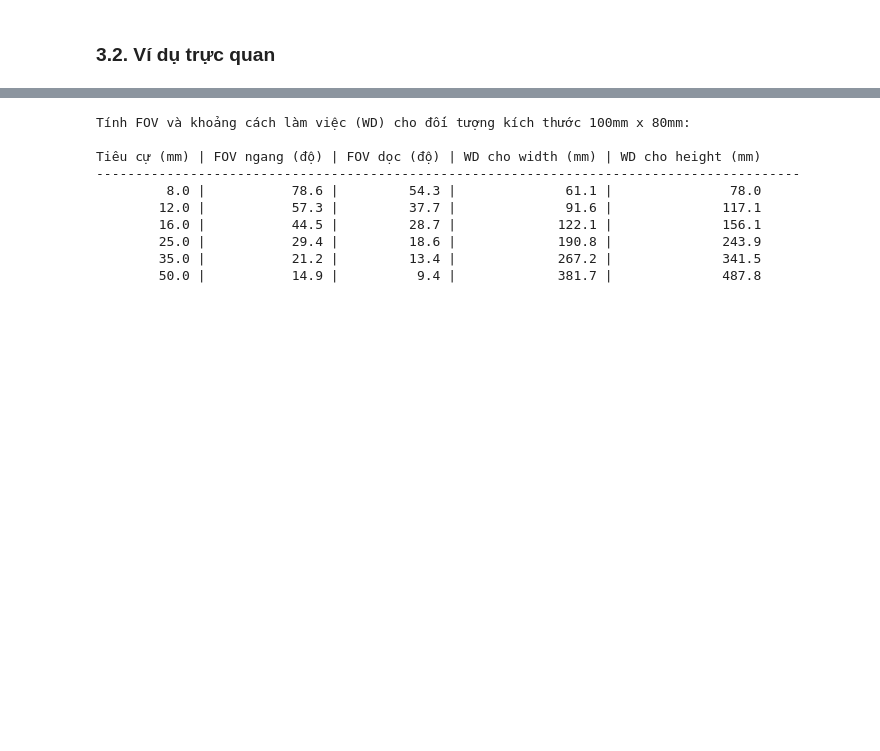
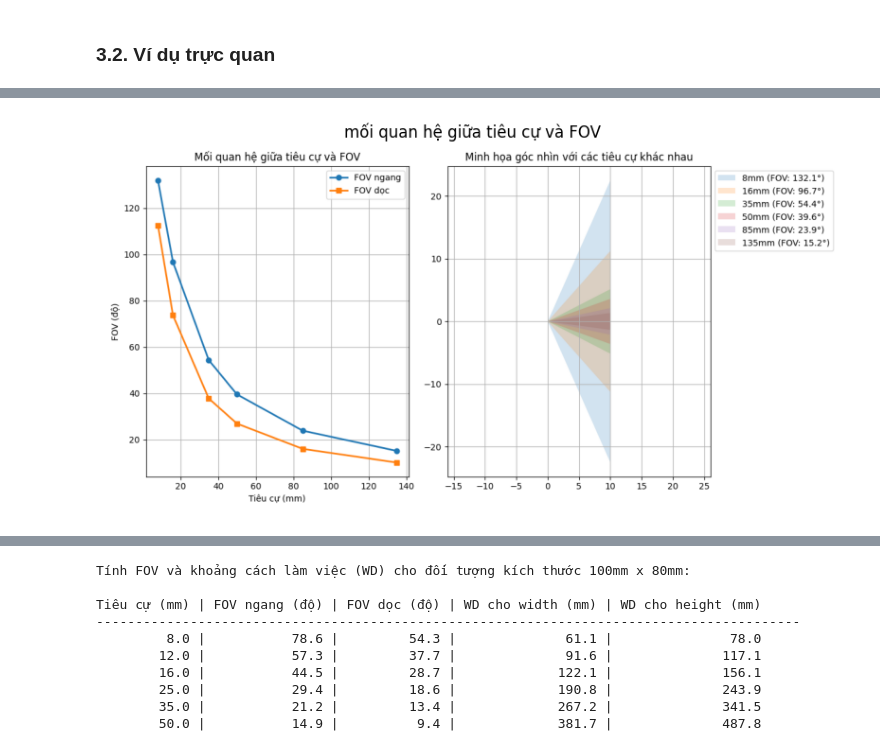
Before and after one commit to Duy1312/Work, a Jupyter notebook: presentation/update.ipynb, the cells around one changed output, grey strips where cells are left out. Saved outputs shown, nothing was run; the diff lists cells and outputs as text; code cells hidden in the pictures; blank space fills up the shorter version.

```diff
--- a/presentation/update.ipynb
+++ b/presentation/update.ipynb
@@ -262,0 +220,6 @@ visualize_fov()
+# %%
+image_path = "image/mqh_tieucu_fov.png"
+
+show_image(image_path, "mối quan hệ giữa tiêu cự và FOV")
+# %% [output]
+[figure, added]
```
Also changed, not shown: parts of 32 cells of this notebook, 56 other files.
